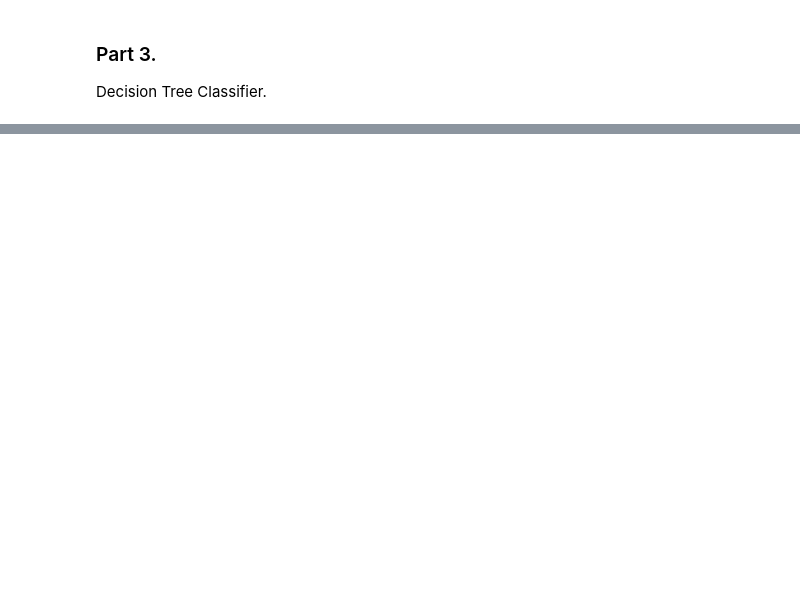
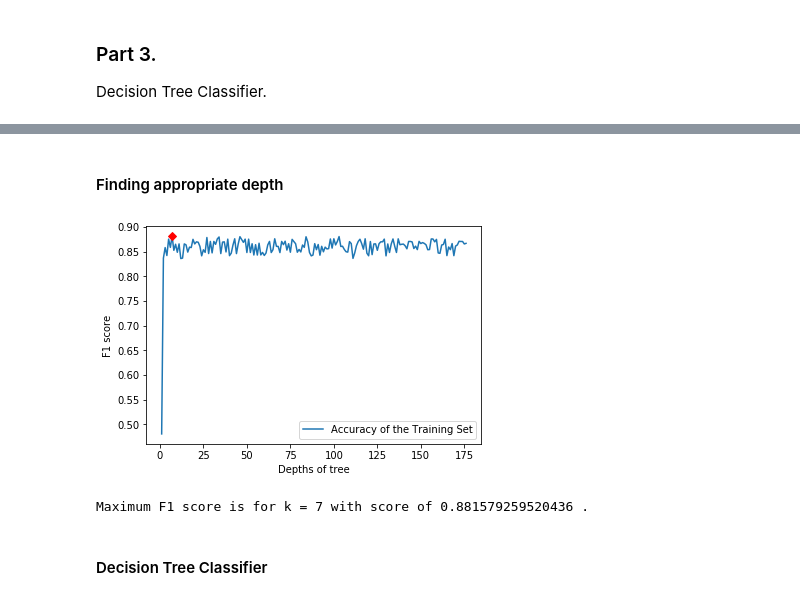
Before and after one commit to Minam7/CMPT820, a Jupyter notebook: HW2/A1Q3.ipynb, the cells around one changed output, grey strips where cells are left out. Cells and saved outputs as stored; diff of their text form; code cells hidden in the pictures; blank space fills up the shorter version.

```diff
--- a/HW2/A1Q3.ipynb
+++ b/HW2/A1Q3.ipynb
@@ -55,0 +180,55 @@ Decision Tree Classifier.
+# %% [markdown]
+#### Finding appropriate depth
+# %%
+from sklearn import tree
+
+def dt_classifier(d_in, data_in, label_in):
+    """
+    :purpose: This function creates an Decision tree classifier
+    and calculates its training and test accuracy.
+    :param d_in: depth of tree
+    :param data_in: training dataset
+    :param label_in: true answers for the training dataset
+    :return: the accuracy of the model on training set
+    """
+
+     # creating the KNN classifier
+    clf_dt = tree.DecisionTreeClassifier(max_depth=d_in)
+
+    # cross validation
+    train_result = cross_val_score(clf_dt, data_in,
+                                   label_in, cv=K_FOLD,
+                                   scoring='f1_macro')
+
+    # return mean of f1 score
+    return train_result.mean()
+
+# saving accuracy for different K
+training_accuracy = list()
+
+# range of K for dt
+depths = range(1, len(data)-1)
+
+for d in depths:
+    result = dt_classifier(d, data, labels)
+    training_accuracy.append(result)
+
+# plotting result
+plt.plot(depths, training_accuracy,
+         label='Accuracy of the Training Set')
+
+# highlighting maximum point
+max_point = max(training_accuracy)
+max_k = training_accuracy.index(max_point) + 1
+plt.plot(max_k, max_point, 'rD')
+plt.ylabel('F1 score')
+plt.xlabel('Depths of tree')
+plt.legend()
+plt.show()
+
+print('Maximum F1 score is for k =', max_k, 'with score of', max_point, '.')
+# %% [output]
+[figure, added]
+Maximum F1 score is for k = 7 with score of 0.881579259520436 .
+# %% [markdown]
+#### Decision Tree Classifier
```
Also changed, not shown: parts of 15 cells of this notebook, 4 other files.
